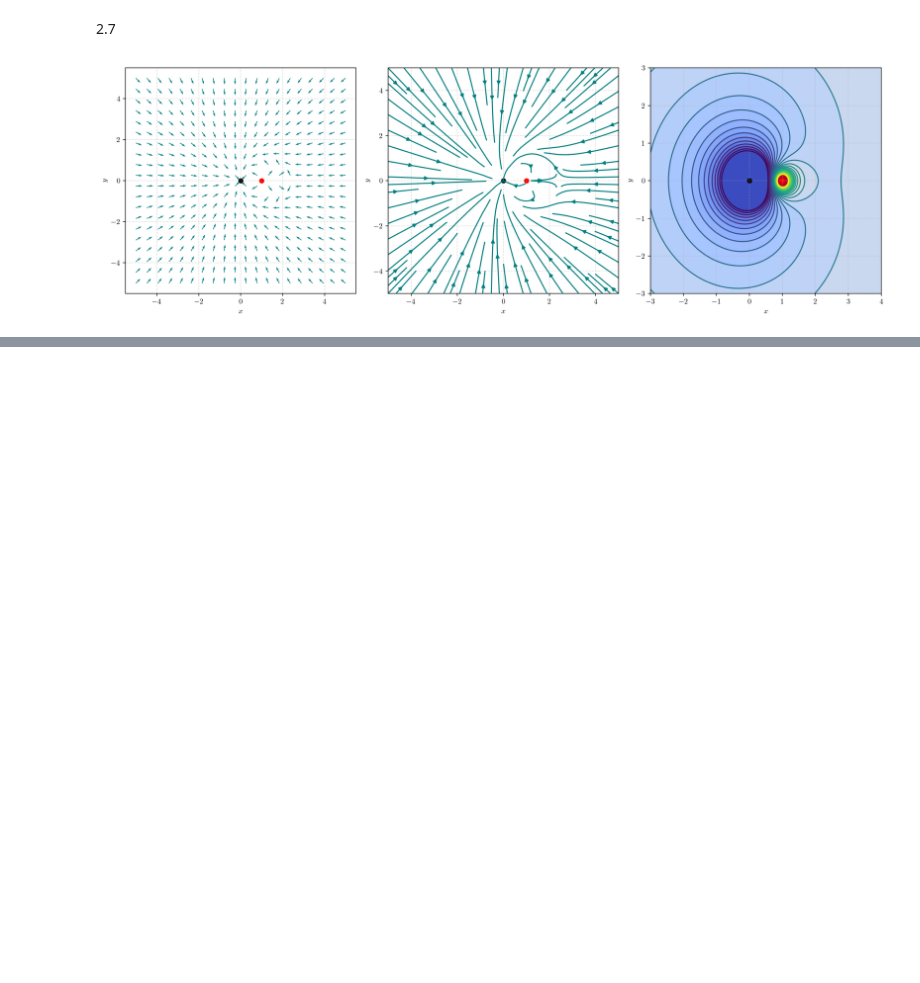
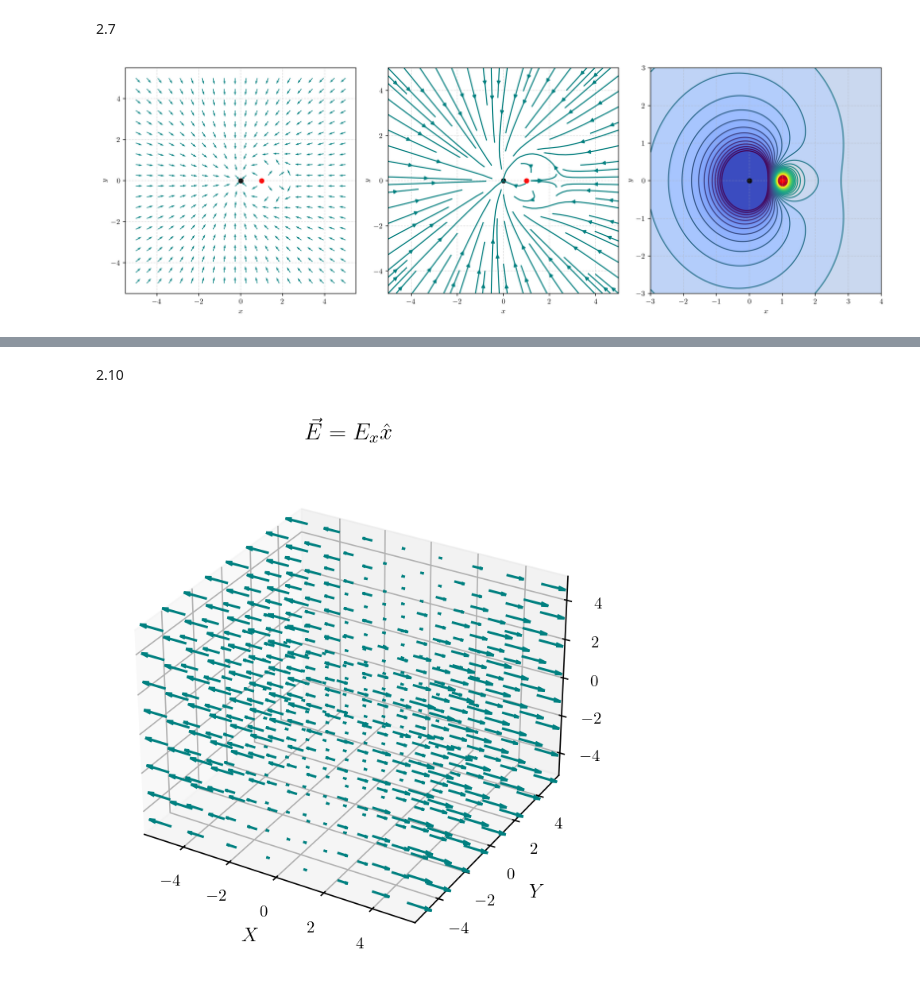
Before and after one commit to XDMustafa/Electromagnetic-Milford-Solution, a Jupyter notebook: Notebook/Miford_sol2.ipynb, the cells around one changed output, grey strips where cells are left out. Saved outputs shown, nothing was run; the diff lists cells and outputs as text; code cells hidden in the pictures; blank space fills up the shorter version.

```diff
--- a/Notebook/Miford_sol2.ipynb
+++ b/Notebook/Miford_sol2.ipynb
@@ -157,0 +172,20 @@ plt.tight_layout()
+# %% [markdown]
+2.10
+# %%
+x = np.linspace(-5, 5, 8)
+y = np.linspace(-5, 5, 8)
+z = np.linspace(-5, 5, 8)
+
+X, Y, Z = np.meshgrid(x, y, z)
+fig, ax = plt.subplots(subplot_kw={"projection": "3d"}, dpi=150)
+EX = X
+EY = np.zeros_like(X)
+EZ = np.zeros_like(X)
+ax.quiver(X, Y, Z, EX, EY, EZ, length=0.2, color='teal', normalize=False, arrow_length_ratio=0.3)
+ax.set_title(r'$\vec{E}=E_x \hat{x}$', fontsize=14, pad=20)
+ax.set_xlabel('$X$', fontsize=12)
+ax.set_ylabel('$Y$', fontsize=12)
+ax.set_zlabel('$Z$', fontsize=12)
+plt.tight_layout()
+# %% [output]
+[figure, added]
```
Also changed, not shown: parts of 1 cell of this notebook, 12 other files.
